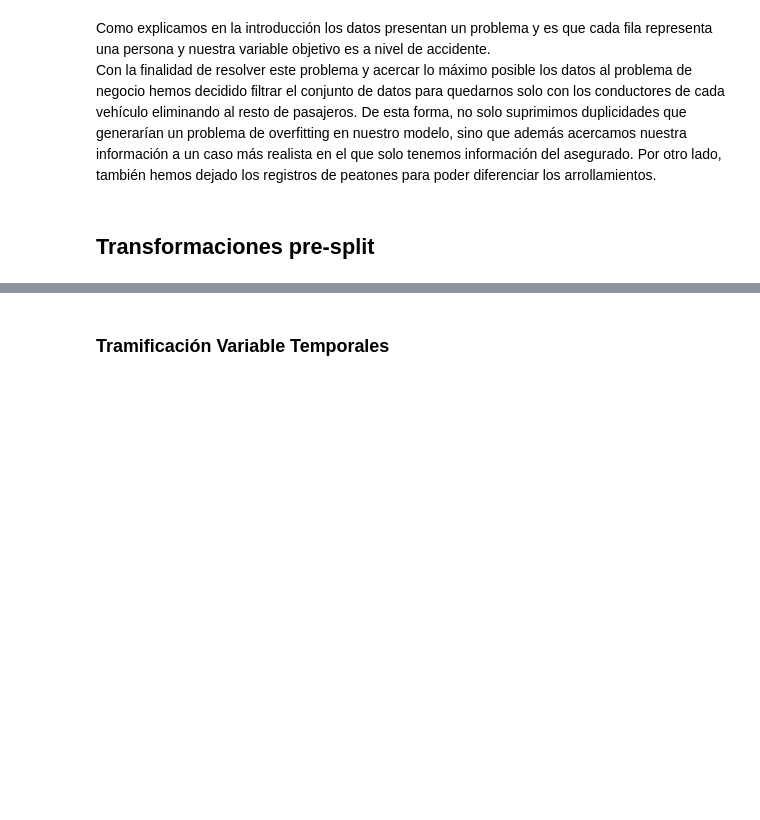
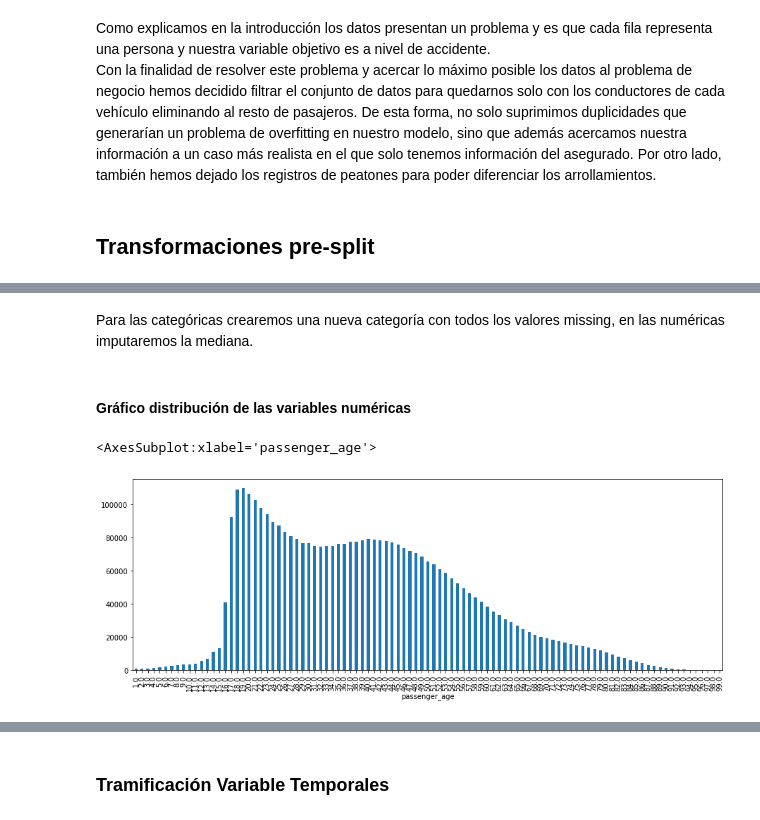
Before and after one commit to AMM53/Accidents-Prediction, a Jupyter notebook: notebooks/2_FeatureEngineering.ipynb, the cells around one changed output, grey strips where cells are left out. Drawn from its saved outputs; the diff is of its cells as text; code cells hidden in the pictures; blank space fills up the shorter version.

```diff
--- a/notebooks/2_FeatureEngineering.ipynb
+++ b/notebooks/2_FeatureEngineering.ipynb
@@ -51,9 +60,0 @@ df = df.drop('passenger_role', axis = 1)
-# %%
-# Rellenamos los nulos  de las categóricas con una categoría NA
-na_cols = ["crash_type", "crash_place", "crash_weather", "surface_state", "road_slope", "traffic_state", "vehicle_type", "passenger_safety", "passenger_type"]
-
-for col in na_cols:
-    df[col].fillna("NA", inplace=True)
-
-#Borramos NAs vehicles_involved (muy pocos)
-df = df[df['vehicles_involved'].notna()]
@@ -61,0 +87,2 @@ df = df[df['vehicles_involved'].notna()]
+# %% [markdown]
+Para las categóricas crearemos una nueva categoría con todos los valores missing, en las numéricas imputaremos la mediana.
@@ -61,0 +92,9 @@ df = df[df['vehicles_involved'].notna()]
+# %% [markdown]
+#### Gráfico distribución de las variables numéricas
+# %%
+#passenger_age plot
+plt.figure(figsize=(15,5))
+pd.concat([df], axis=1).groupby(('passenger_age'))['fatality'].count().plot(kind="bar")
+# %% [output]
+<AxesSubplot:xlabel='passenger_age'>
+[figure, added]
```
Also changed, not shown: parts of 47 cells of this notebook, 27 other files.
